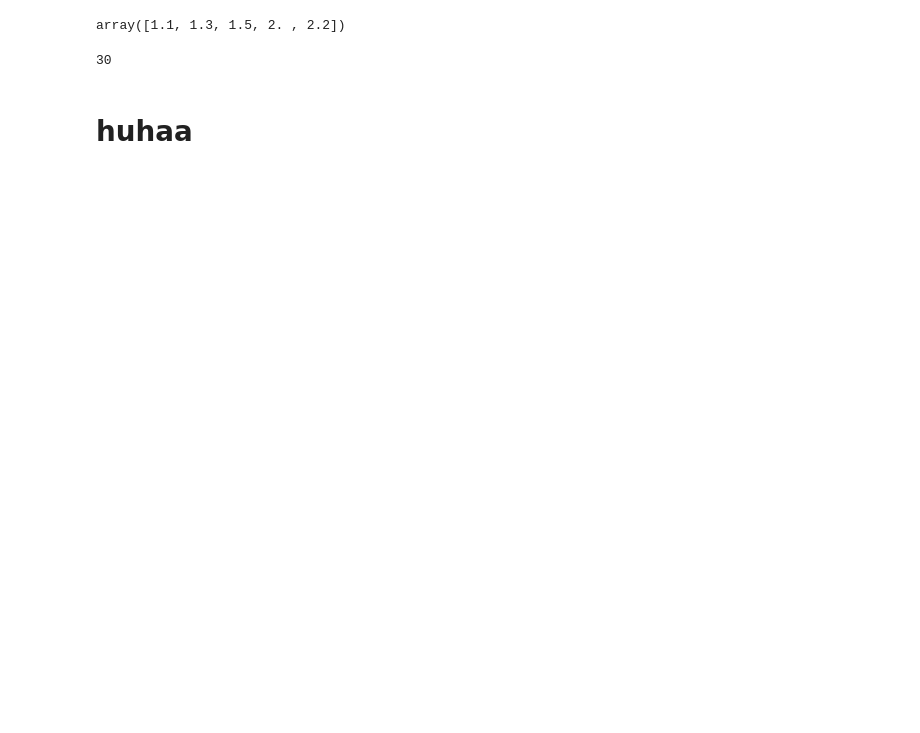
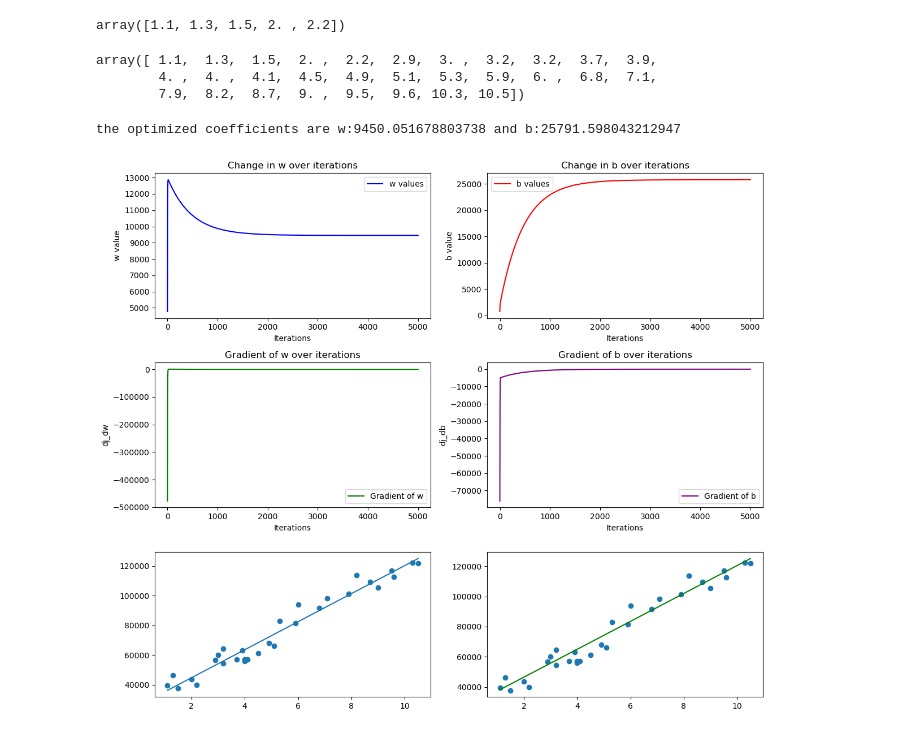
Before and after one commit to HaileleulGirma/linear-regression-from-scratch, a Jupyter notebook: salary predictor.ipynb, the cells around one changed output. Cells and saved outputs as stored; diff of their text form; code cells hidden in the pictures; blank space fills up the shorter version.

Commit message:
added plots and evaluation metrics of both models

```diff
--- a/salary predictor.ipynb
+++ b/salary predictor.ipynb
@@ -51,4 +63,4 @@ model.score(X_test, y_test)
 # %%
-X = np.array(salary_pd.YearsExperience)
+x = np.array(salary_pd.YearsExperience)
 y = np.array(salary_pd.Salary)
 # %%
@@ -69,14 +81,14 @@ def compute_gradient(x, y, w, b):
     dj_dw = dj_dw/j
     dj_db = dj_db/j
     return dj_dw, dj_db
-# %%
-def plot_change()
 # %%
-def gradient_descent(x, y, w, b, learning_rate, compute_gradient, n_iter, plot_change):
+def gradient_descent(X, x, y, w, b, learning_rate, compute_gradient, n_iter, plot_change, scikit_model):
     w_arr = []
     b_arr = []
     djw_arr = []
     djb_arr = []
+    final_model = []
+    scikit_pred = []
     for i in range(n_iter):
         dj_dw, dj_db = compute_gradient(x,y,w,b)
         w = w- learning_rate*dj_dw
@@ -85,9 +97,48 @@ def gradient_descent(x, y, w, b, learning_rate, compute_gradient, n_iter, plot_c
         djb_arr.append(dj_db)
         w_arr.append(w)
         b_arr.append(b)
-    plot_change(w_arr, b_arr, djw_arr, djb_arr)
+    print(f'the optimized coefficients are w:{w} and b:{b}')
+    for i in range(len(x)):
+        final_model.append(w*x[i]+b)
+        scikit_pred = scikit_model.predict(X)
+    plot_change(X, x, y, w_arr, b_arr, djw_arr, djb_arr, final_model, scikit_pred)
+    return w,b
-# %% [output]
-30
-# %% [markdown]
-<a name="toc_40015_555"></a>
-# huhaa
+# %%
+def plot_change(X, x, y, w_arr, b_arr, djw_arr, djb_arr, final_model, scikit_pred):
+    fig, ax = plt.subplots(3, 2, figsize=(12, 10))
+
+    ax[0, 0].plot(range(len(w_arr)), w_arr, label="w values", color="blue")
+    ax[0, 0].set_title("Change in w over iterations")
+    ax[0, 0].set_xlabel("Iterations")
+    ax[0, 0].set_ylabel("w value")
+    ax[0, 0].legend()
+
+    ax[0, 1].plot(range(len(b_arr)), b_arr, label="b values", color="red")
+    ax[0, 1].set_title("Change in b over iterations")
+    ax[0, 1].set_xlabel("Iterations")
+    ax[0, 1].set_ylabel("b value")
+    ax[0, 1].legend()
+
+    ax[1, 0].plot(range(len(djw_arr)), djw_arr, label="Gradient of w", color="green")
+    ax[1, 0].set_title("Gradient of w over iterations")
+    ax[1, 0].set_xlabel("Iterations")
+    ax[1, 0].set_ylabel("dj_dw")
+    ax[1, 0].legend()
+
+    ax[1, 1].plot(range(len(djb_arr)), djb_arr, label="Gradient of b", color="purple")
+    ax[1, 1].set_title("Gradient of b over iterations")
+    ax[1, 1].set_xlabel("Iterations")
+    ax[1, 1].set_ylabel("dj_db")
+    ax[1, 1].legend()
+
+    ax[2, 0].plot(x, final_model)
+    ax[2, 0].scatter(x, y)
+
+    ax[2,1].plot(x, scikit_pred, color='green', label='scikit learn model')
+    ax[2,1].scatter(x,y)
+
+
+
+
+    plt.tight_layout()
+    plt.show()
@@ -93,0 +150,11 @@ def gradient_descent(x, y, w, b, learning_rate, compute_gradient, n_iter, plot_c
+# %%
+x
+# %% [output]
+array([ 1.1,  1.3,  1.5,  2. ,  2.2,  2.9,  3. ,  3.2,  3.2,  3.7,  3.9,
+        4. ,  4. ,  4.1,  4.5,  4.9,  5.1,  5.3,  5.9,  6. ,  6.8,  7.1,
+        7.9,  8.2,  8.7,  9. ,  9.5,  9.6, 10.3, 10.5])
+# %%
+w,b = gradient_descent(X, x, y, 0, 0, 1.0e-2, compute_gradient, 5000, plot_change, model)
+# %% [output]
+the optimized coefficients are w:9450.051678803738 and b:25791.598043212947
+[figure, added]
```
Also changed, not shown: parts of 10 cells of this notebook.
